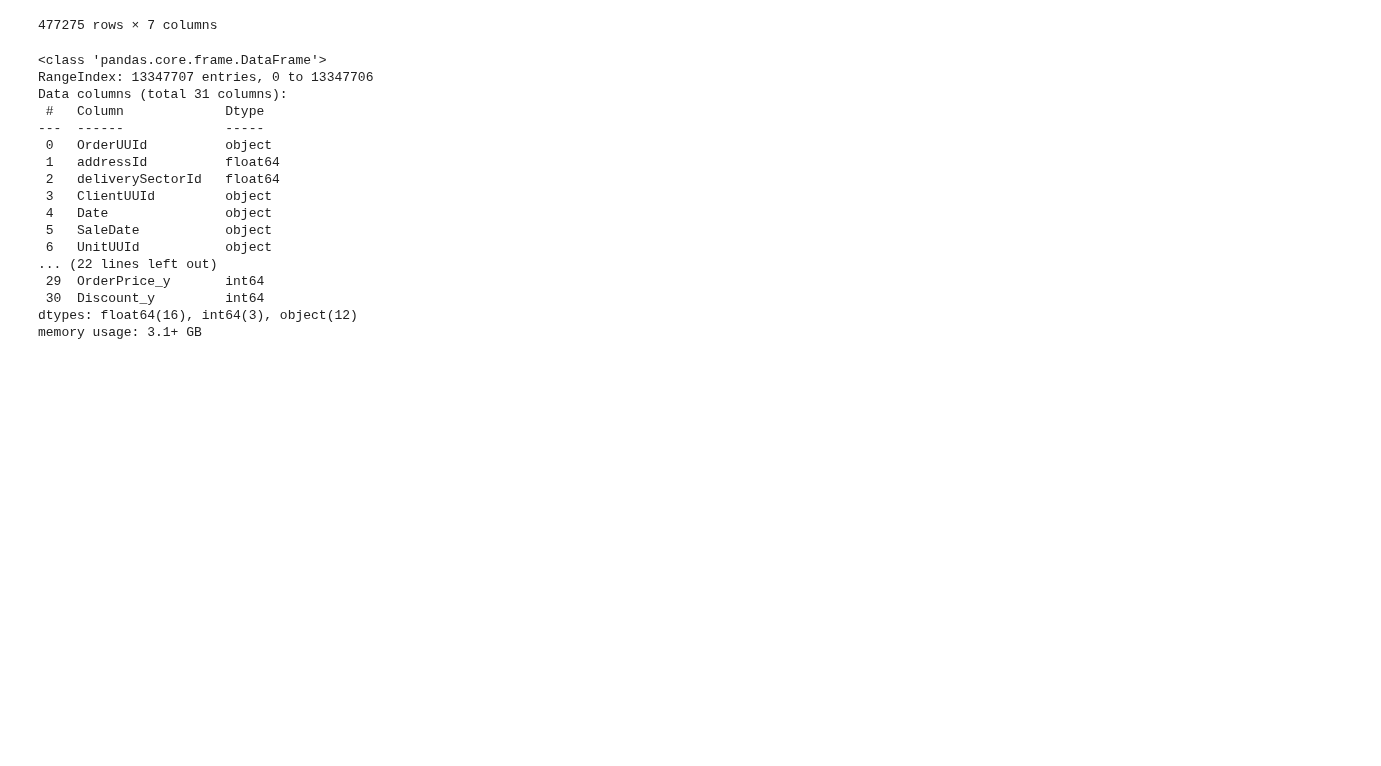
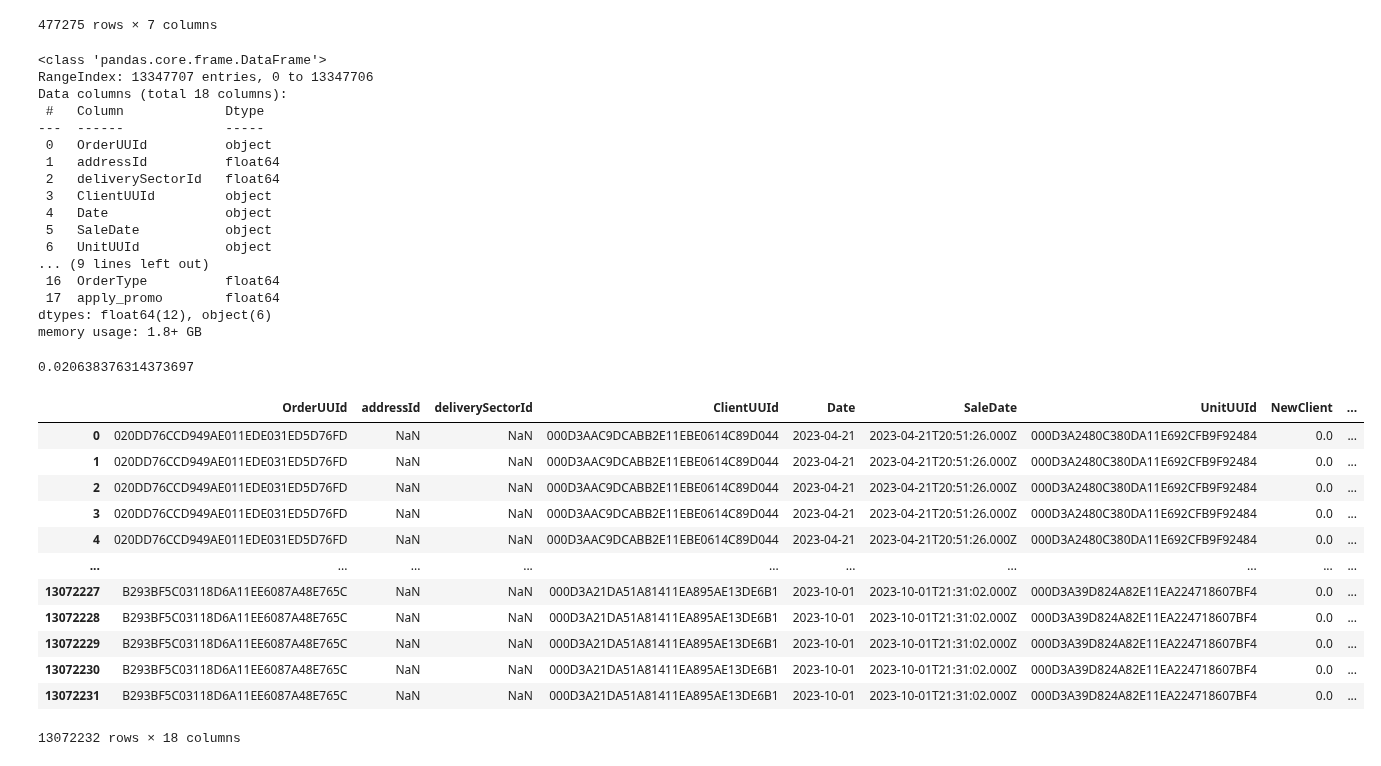
Before and after one commit to rufous86/studies, a Jupyter notebook: data_secrets_first_cup/first_look.ipynb, the cells around one changed output. Drawn from its saved outputs; the diff is of its cells as text; code cells hidden in the pictures; blank space fills up the shorter version.

```diff
--- a/data_secrets_first_cup/first_look.ipynb
+++ b/data_secrets_first_cup/first_look.ipynb
@@ -115,9 +93,19 @@ df_merge_promo = pd.merge(df_merge, df_clients_promo_october, how='outer', on='C
+# %%
+cols = ['OrderUUId', 'addressId', 'deliverySectorId', 'ClientUUId', 'Date',
+       'SaleDate', 'UnitUUId', 'NewClient', 'ClientOrderNumber', 'ProductUUId',
+       'CategoryId', 'ProductTotalPrice', 'MenuPrice', 'OrderState',
+       'OrderPaymentType', 'OrderTotalPrice', 'OrderType_x', 'apply_promo_x']
+
+cols2rename = {'OrderType_x': 'OrderType',
+               'apply_promo_x': 'apply_promo'}
+
+df_merge_promo = pd.merge(df_merge, df_clients_promo_october, how='outer', on='ClientUUId')[cols].rename(columns=cols2rename)
 # %%
 df_merge_promo.info()
 # %% [output]
 <class 'pandas.core.frame.DataFrame'>
 RangeIndex: 13347707 entries, 0 to 13347706
-Data columns (total 31 columns):
+Data columns (total 18 columns):
  #   Column             Dtype
 ---  ------             -----
  0   OrderUUId          object
@@ -127,9 +115,30 @@ Data columns (total 31 columns):
  4   Date               object
  5   SaleDate           object
  6   UnitUUId           object
-... (22 lines left out)
- 29  OrderPrice_y       int64
- 30  Discount_y         int64
-dtypes: float64(16), int64(3), object(12)
-memory usage: 3.1+ GB
+... (9 lines left out)
+ 16  OrderType          float64
+ 17  apply_promo        float64
+dtypes: float64(12), object(6)
+memory usage: 1.8+ GB
+# %%
+df_merge_promo['apply_promo'].isna().mean()
+# %% [output]
+0.020638376314373697
+# %%
+df_merge_promo = df_merge_promo.dropna(subset=['apply_promo', 'addressId', 'deliverySectorId'])
+df_merge_promo
+# %% [output]
+|  | OrderUUId | addressId | deliverySectorId | ClientUUId | Date | SaleDate | UnitUUId | NewClient | ... |
+| 0 | 020DD76CCD949AE011EDE031ED5D76FD | NaN | NaN | 000D3AAC9DCABB2E11EBE0614C89D044 | 2023-04-21 | 2023-04-21T20:51:26.000Z | 000D3A2480C380DA11E692CFB9F92484 | 0.0 | ... |
+| 1 | 020DD76CCD949AE011EDE031ED5D76FD | NaN | NaN | 000D3AAC9DCABB2E11EBE0614C89D044 | 2023-04-21 | 2023-04-21T20:51:26.000Z | 000D3A2480C380DA11E692CFB9F92484 | 0.0 | ... |
+| 2 | 020DD76CCD949AE011EDE031ED5D76FD | NaN | NaN | 000D3AAC9DCABB2E11EBE0614C89D044 | 2023-04-21 | 2023-04-21T20:51:26.000Z | 000D3A2480C380DA11E692CFB9F92484 | 0.0 | ... |
+| 3 | 020DD76CCD949AE011EDE031ED5D76FD | NaN | NaN | 000D3AAC9DCABB2E11EBE0614C89D044 | 2023-04-21 | 2023-04-21T20:51:26.000Z | 000D3A2480C380DA11E692CFB9F92484 | 0.0 | ... |
+| 4 | 020DD76CCD949AE011EDE031ED5D76FD | NaN | NaN | 000D3AAC9DCABB2E11EBE0614C89D044 | 2023-04-21 | 2023-04-21T20:51:26.000Z | 000D3A2480C380DA11E692CFB9F92484 | 0.0 | ... |
+| ... | ... | ... | ... | ... | ... | ... | ... | ... | ... |
+| 13072227 | B293BF5C03118D6A11EE6087A48E765C | NaN | NaN | 000D3A21DA51A81411EA895AE13DE6B1 | 2023-10-01 | 2023-10-01T21:31:02.000Z | 000D3A39D824A82E11EA224718607BF4 | 0.0 | ... |
+| 13072228 | B293BF5C03118D6A11EE6087A48E765C | NaN | NaN | 000D3A21DA51A81411EA895AE13DE6B1 | 2023-10-01 | 2023-10-01T21:31:02.000Z | 000D3A39D824A82E11EA224718607BF4 | 0.0 | ... |
+| 13072229 | B293BF5C03118D6A11EE6087A48E765C | NaN | NaN | 000D3A21DA51A81411EA895AE13DE6B1 | 2023-10-01 | 2023-10-01T21:31:02.000Z | 000D3A39D824A82E11EA224718607BF4 | 0.0 | ... |
+| 13072230 | B293BF5C03118D6A11EE6087A48E765C | NaN | NaN | 000D3A21DA51A81411EA895AE13DE6B1 | 2023-10-01 | 2023-10-01T21:31:02.000Z | 000D3A39D824A82E11EA224718607BF4 | 0.0 | ... |
+| 13072231 | B293BF5C03118D6A11EE6087A48E765C | NaN | NaN | 000D3A21DA51A81411EA895AE13DE6B1 | 2023-10-01 | 2023-10-01T21:31:02.000Z | 000D3A39D824A82E11EA224718607BF4 | 0.0 | ... |
+13072232 rows × 18 columns
 # %%
```
Also changed, not shown: parts of 3 cells of this notebook.
